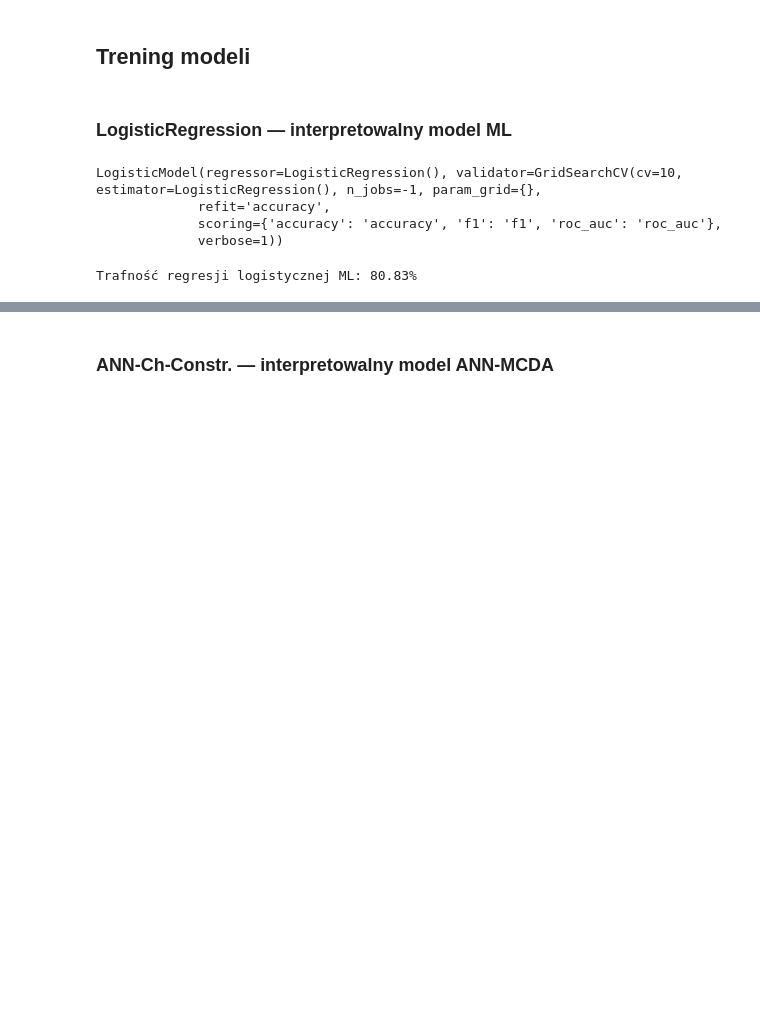
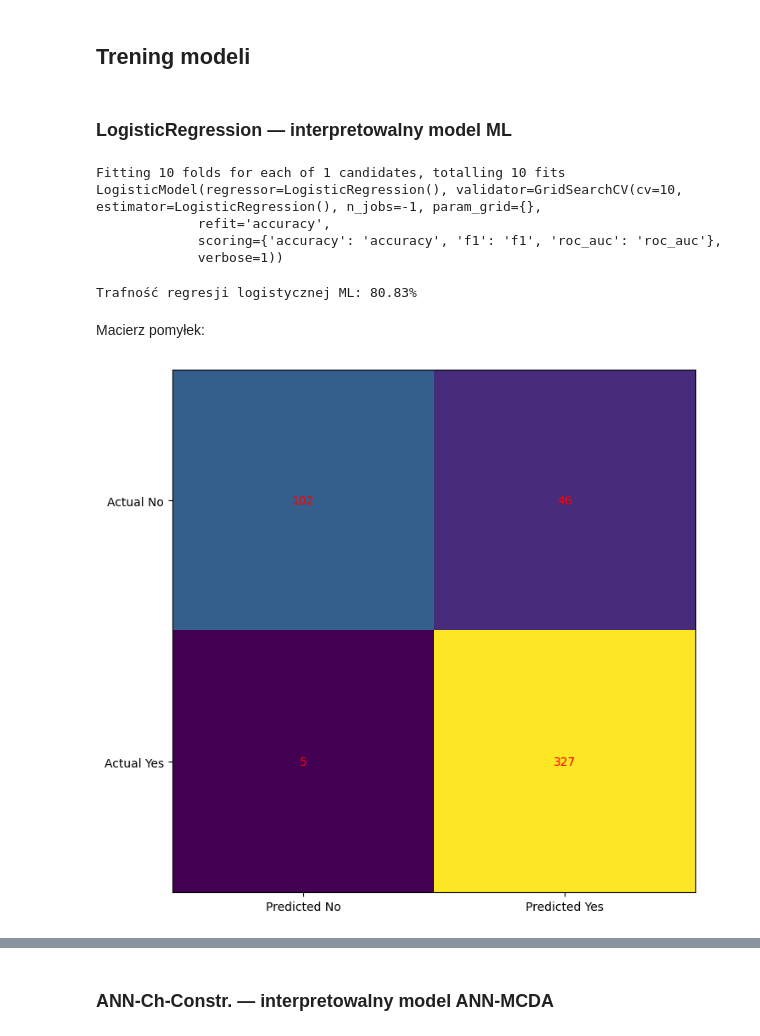
Before and after one commit to Mimikkk/2023-iswd, a Jupyter notebook: project-3-preferential/notebook.ipynb, the cells around one changed output, grey strips where cells are left out. Saved outputs shown, nothing was run; the diff lists cells and outputs as text; code cells hidden in the pictures; blank space fills up the shorter version.

Commit message:
experiments logistic regression

```diff
--- a/project-3-preferential/notebook.ipynb
+++ b/project-3-preferential/notebook.ipynb
@@ -87,9 +87,10 @@ dataset.labeled.head()
 # %% [markdown]
 ### LogisticRegression — interpretowalny model ML
 # %%
-logistic = ModelManager.use_logistic(dataset)
+logistic = ModelManager.use_logistic(dataset, invalidate=True)
 print(logistic)
 # %% [output]
+Fitting 10 folds for each of 1 candidates, totalling 10 fits
 LogisticModel(regressor=LogisticRegression(), validator=GridSearchCV(cv=10, estimator=LogisticRegression(), n_jobs=-1, param_grid={},
              refit='accuracy',
              scoring={'accuracy': 'accuracy', 'f1': 'f1', 'roc_auc': 'roc_auc'},
@@ -98,3 +99,30 @@ LogisticModel(regressor=LogisticRegression(), validator=GridSearchCV(cv=10, esti
 print(f"Trafność regresji logistycznej ML: {logistic.validator.best_score_*100:.2f}%")
 # %% [output]
 Trafność regresji logistycznej ML: 80.83%
+# %% [markdown]
+Macierz pomyłek:
+# %%
+import matplotlib.pyplot as plt
+from sklearn.metrics import confusion_matrix
+
+def plot_confusion_matrix():
+    X, y_true, _ = dataset.preprocess(variant='labeled')
+    X = logistic._encoder.fit_transform(X)
+
+    y_pred = logistic.validator.predict(X)
+    cm = confusion_matrix(y_true, y_pred)
+
+    fig, ax = plt.subplots(figsize=(8, 8))
+    ax.imshow(cm)
+    ax.grid(False)
+    ax.xaxis.set(ticks=(0, 1), ticklabels=('Predicted No', 'Predicted Yes'))
+    ax.yaxis.set(ticks=(0, 1), ticklabels=('Actual No', 'Actual Yes'))
+    ax.set_ylim(1.5, -0.5)
+    for i in range(2):
+        for j in range(2):
+            ax.text(j, i, cm[i, j], ha='center', va='center', color='red')
+    plt.show()
+
+plot_confusion_matrix()
+# %% [output]
+[figure, added]
```
Also changed, not shown: parts of 2 cells of this notebook, 1 other file.
